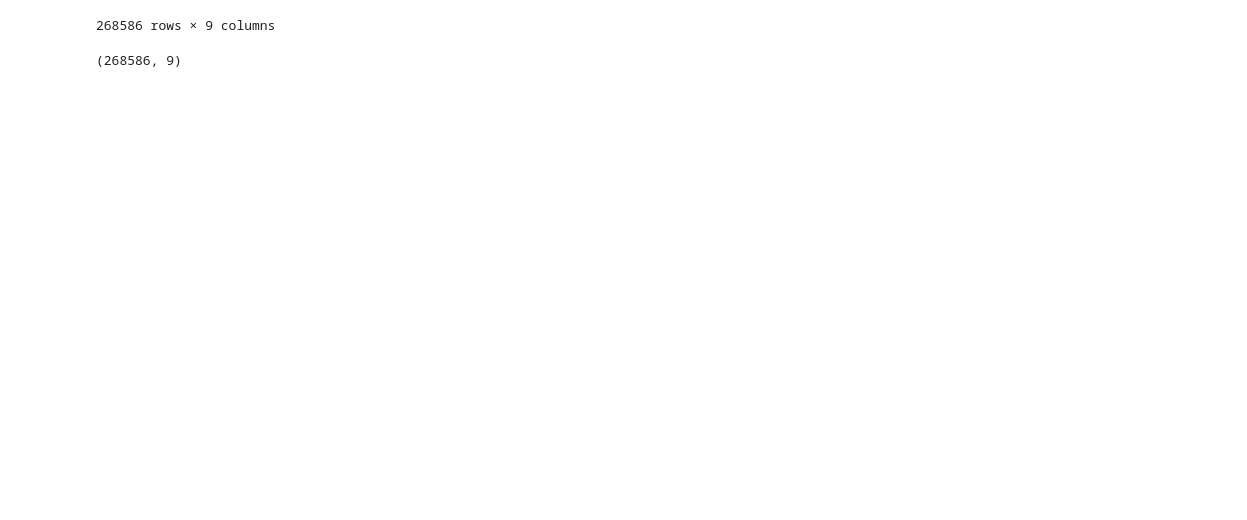
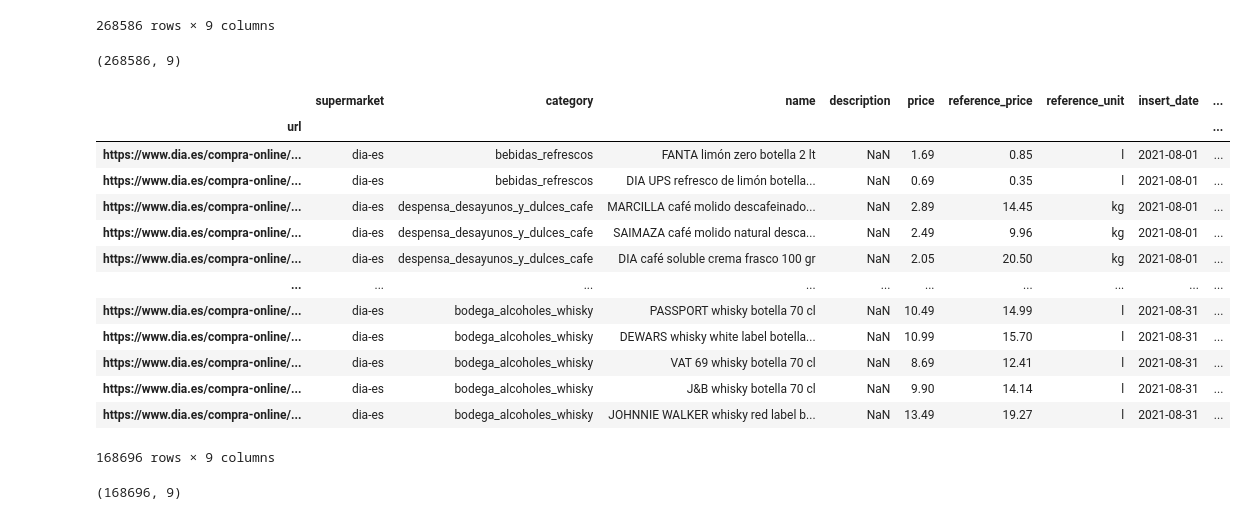
Before and after one commit to juanmolera/ETL-project, a Jupyter notebook: notebooks/0-eda.ipynb, the cells around one changed output. Cells and saved outputs as stored; diff of their text form; code cells hidden in the pictures; blank space fills up the shorter version.

```diff
--- a/notebooks/0-eda.ipynb
+++ b/notebooks/0-eda.ipynb
@@ -116,7 +125,30 @@ df_agosto
 | https://www.dia.es/compra-online/... | dia-es | despensa_desayunos_y_dulces_galletas | GULLON zero barquillos de vainill... | NaN | 1.89 | 10.50 | kg | 2022-08-18 | ... |
 | https://www.dia.es/compra-online/... | dia-es | despensa_desayunos_y_dulces_galletas | REGLERO pastas artesanas estuche ... | NaN | 4.29 | 10.73 | kg | 2022-08-18 | ... |
 268586 rows × 9 columns
+# %%
+df_agosto.shape # solo agostos 21 y 22 200k registros
+# %% [output]
+(268586, 9)
+# %%
+df_agosto_2021 = df_dia[(df_dia['insert_date'].dt.month==8) & (df_dia['insert_date'].dt.year==2021)]
+
+df_agosto_2021
+# %% [output]
+|  | supermarket | category | name | description | price | reference_price | reference_unit | insert_date | ... |
+| url |  |  |  |  |  |  |  |  | ... |
+| https://www.dia.es/compra-online/... | dia-es | bebidas_refrescos | FANTA limón zero botella 2 lt | NaN | 1.69 | 0.85 | l | 2021-08-01 | ... |
+| https://www.dia.es/compra-online/... | dia-es | bebidas_refrescos | DIA UPS refresco de limón botella... | NaN | 0.69 | 0.35 | l | 2021-08-01 | ... |
+| https://www.dia.es/compra-online/... | dia-es | despensa_desayunos_y_dulces_cafe | MARCILLA café molido descafeinado... | NaN | 2.89 | 14.45 | kg | 2021-08-01 | ... |
+| https://www.dia.es/compra-online/... | dia-es | despensa_desayunos_y_dulces_cafe | SAIMAZA café molido natural desca... | NaN | 2.49 | 9.96 | kg | 2021-08-01 | ... |
+| https://www.dia.es/compra-online/... | dia-es | despensa_desayunos_y_dulces_cafe | DIA café soluble crema frasco 100 gr | NaN | 2.05 | 20.50 | kg | 2021-08-01 | ... |
+| ... | ... | ... | ... | ... | ... | ... | ... | ... | ... |
+| https://www.dia.es/compra-online/... | dia-es | bodega_alcoholes_whisky | PASSPORT whisky botella 70 cl | NaN | 10.49 | 14.99 | l | 2021-08-31 | ... |
+| https://www.dia.es/compra-online/... | dia-es | bodega_alcoholes_whisky | DEWARS whisky white label botella... | NaN | 10.99 | 15.70 | l | 2021-08-31 | ... |
+| https://www.dia.es/compra-online/... | dia-es | bodega_alcoholes_whisky | VAT 69 whisky botella 70 cl | NaN | 8.69 | 12.41 | l | 2021-08-31 | ... |
+| https://www.dia.es/compra-online/... | dia-es | bodega_alcoholes_whisky | J&B whisky botella 70 cl | NaN | 9.90 | 14.14 | l | 2021-08-31 | ... |
+| https://www.dia.es/compra-online/... | dia-es | bodega_alcoholes_whisky | JOHNNIE WALKER whisky red label b... | NaN | 13.49 | 19.27 | l | 2021-08-31 | ... |
+168696 rows × 9 columns
 # %%
-df_agosto.shape
+df_agosto_2021.shape
 # %% [output]
-(268586, 9)
+(168696, 9)
```
Also changed, not shown: parts of 19 cells of this notebook, 2 other files.
